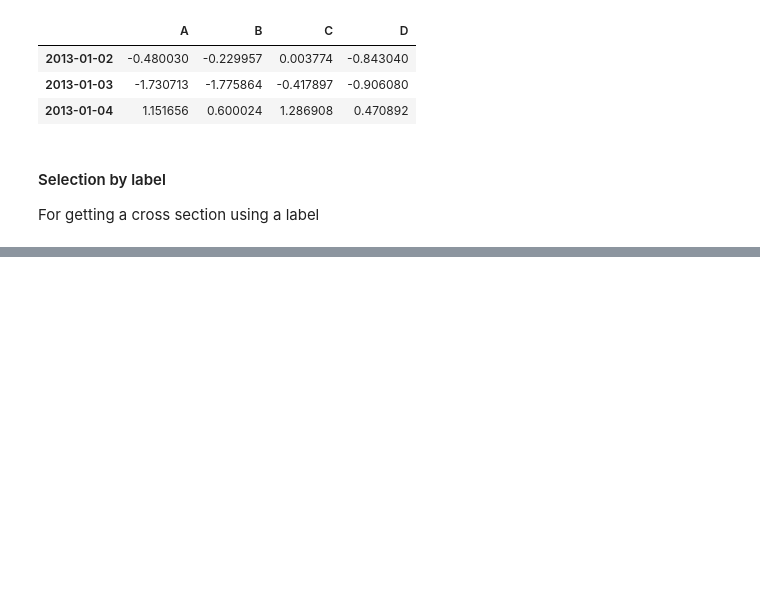
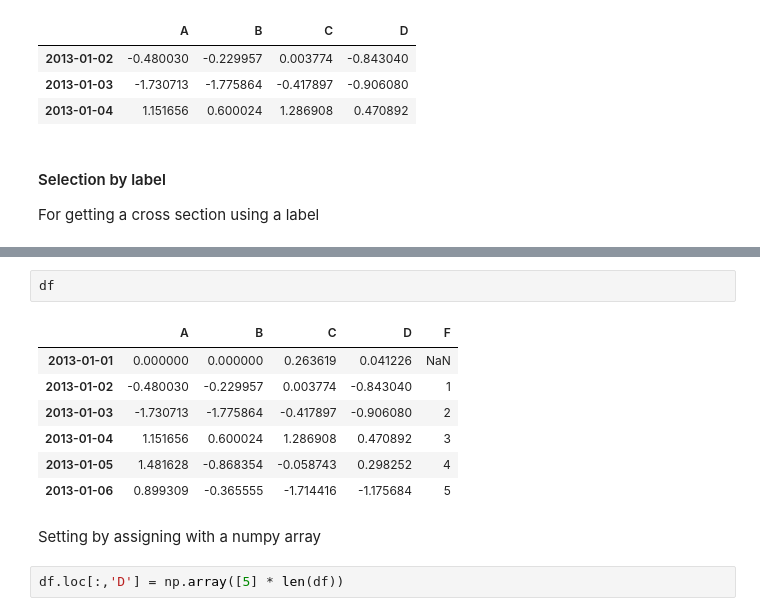
Before and after one commit to remenska/IPythonNotebooks, a Jupyter notebook: MachineLearning/10 Minutes to pandas.ipynb, the cells around one changed output, grey strips where cells are left out. Cells and saved outputs as stored; diff of their text form; blank space fills up the shorter version.

```diff
--- a/MachineLearning/10 Minutes to pandas.ipynb
+++ b/MachineLearning/10 Minutes to pandas.ipynb
@@ -207,0 +392,14 @@ For getting a cross section using a label
+# %%
+df
+# %% [output]
+|  | A | B | C | D | F |
+| 2013-01-01 | 0.000000 | 0.000000 | 0.263619 | 0.041226 | NaN |
+| 2013-01-02 | -0.480030 | -0.229957 | 0.003774 | -0.843040 | 1 |
+| 2013-01-03 | -1.730713 | -1.775864 | -0.417897 | -0.906080 | 2 |
+| 2013-01-04 | 1.151656 | 0.600024 | 1.286908 | 0.470892 | 3 |
+| 2013-01-05 | 1.481628 | -0.868354 | -0.058743 | 0.298252 | 4 |
+| 2013-01-06 | 0.899309 | -0.365555 | -1.714416 | -1.175684 | 5 |
+# %% [markdown]
+Setting by assigning with a numpy array
+# %%
+df.loc[:,'D'] = np.array([5] * len(df))
```
Also changed, not shown: parts of 68 cells of this notebook.
